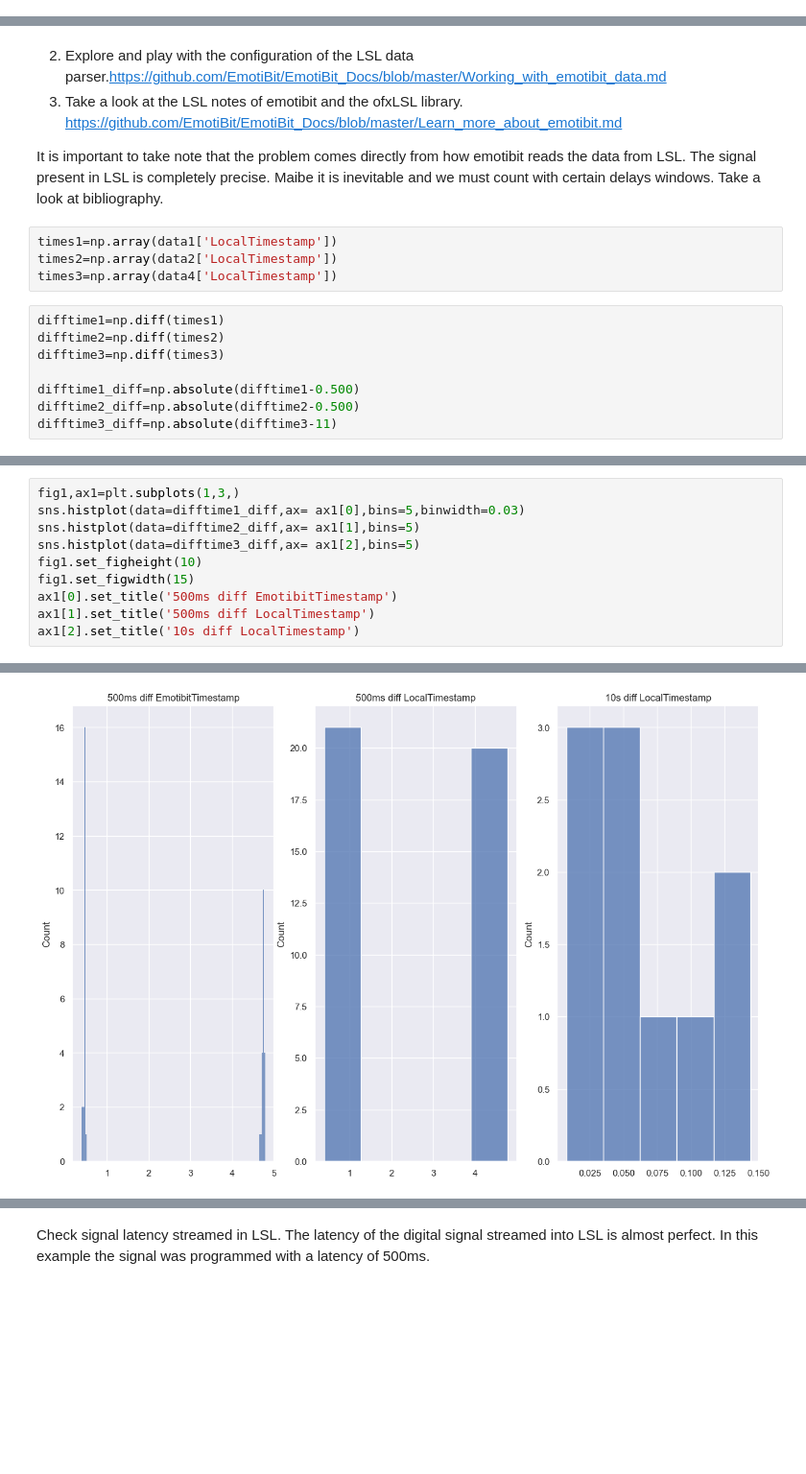
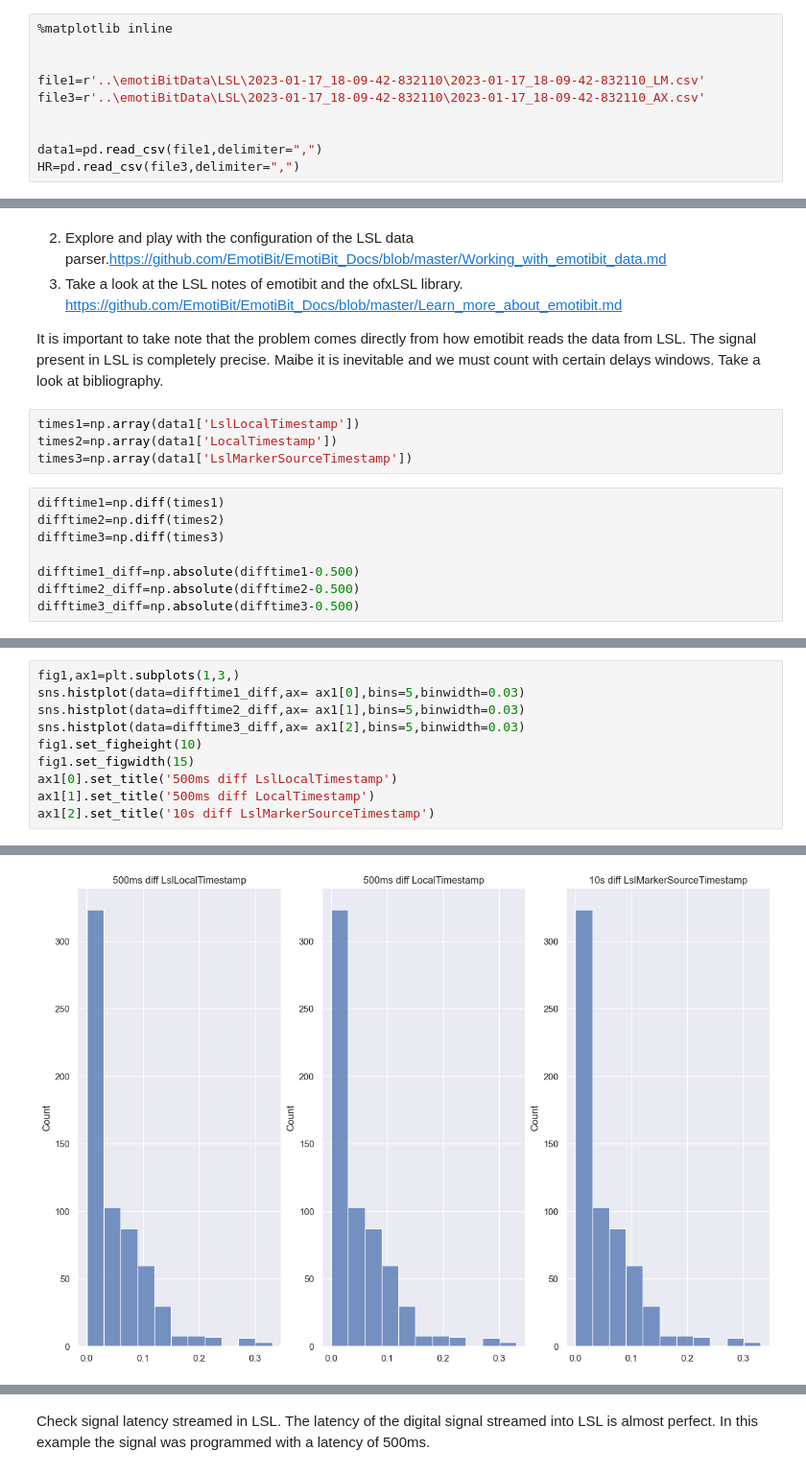
Before and after one commit to Rockyneuron/EmotiBit, a Jupyter notebook: analysis/test_sync.ipynb, the cells around one changed output, grey strips where cells are left out. Shown at 96% size. Cells and saved outputs as stored; diff of their text form; blank space fills up the shorter version.

```diff
--- a/analysis/test_sync.ipynb
+++ b/analysis/test_sync.ipynb
@@ -39,3 +16,13 @@ FileNotFoundError: [Errno 2] No such file or directory: '..\\emotiBitData\\LSL\\
+# %%
+%matplotlib inline
+
+
+file1=r'..\emotiBitData\LSL\2023-01-17_18-09-42-832110\2023-01-17_18-09-42-832110_LM.csv'
+file3=r'..\emotiBitData\LSL\2023-01-17_18-09-42-832110\2023-01-17_18-09-42-832110_AX.csv'
+
+
+data1=pd.read_csv(file1,delimiter=",")
+HR=pd.read_csv(file3,delimiter=",")
 # %% [markdown]
 Letsm plot some figures
 # %%
@@ -73,9 +60,9 @@ Possible Improvements-Investigations:
 
 It is important to take note that the problem comes directly from how emotibit reads the data from LSL. The signal present in LSL is completely precise. Maibe it is inevitable and we must count with certain delays windows. Take a look at bibliography.
 # %%
-times1=np.array(data1['LocalTimestamp'])
-times2=np.array(data2['LocalTimestamp'])
-times3=np.array(data4['LocalTimestamp'])
+times1=np.array(data1['LslLocalTimestamp'])
+times2=np.array(data1['LocalTimestamp'])
+times3=np.array(data1['LslMarkerSourceTimestamp'])
 # %%
 difftime1=np.diff(times1)
 difftime2=np.diff(times2)
@@ -83,7 +70,7 @@ difftime3=np.diff(times3)
 
 difftime1_diff=np.absolute(difftime1-0.500)
 difftime2_diff=np.absolute(difftime2-0.500)
-difftime3_diff=np.absolute(difftime3-11)
+difftime3_diff=np.absolute(difftime3-0.500)
 # %%
 fig1,ax1=plt.subplots(1,3,)
 sns.histplot(data=difftime1,ax= ax1[0],bins=20)
@@ -100,11 +87,11 @@ Text(0.5, 1.0, '10s diff LocalTimestamp')
 # %%
 fig1,ax1=plt.subplots(1,3,)
 sns.histplot(data=difftime1_diff,ax= ax1[0],bins=5,binwidth=0.03)
-sns.histplot(data=difftime2_diff,ax= ax1[1],bins=5)
-sns.histplot(data=difftime3_diff,ax= ax1[2],bins=5)
+sns.histplot(data=difftime2_diff,ax= ax1[1],bins=5,binwidth=0.03)
+sns.histplot(data=difftime3_diff,ax= ax1[2],bins=5,binwidth=0.03)
 fig1.set_figheight(10)
 fig1.set_figwidth(15)
-ax1[0].set_title('500ms diff EmotibitTimestamp')
+ax1[0].set_title('500ms diff LslLocalTimestamp')
 ax1[1].set_title('500ms diff LocalTimestamp')
-ax1[2].set_title('10s diff LocalTimestamp')
+ax1[2].set_title('10s diff LslMarkerSourceTimestamp')
 # %% [output]
@@ -112,4 +99,4 @@ Text(0.5, 1.0, '10s diff LocalTimestamp')
-[figure, old version]
+[figure, new version]
 # %%
 fig1,ax1=plt.subplots(1,2,)
 sns.histplot(data=difftime1_diff,ax= ax1[0],bins=5,binwidth=0.03,stat='probability')
```
Also changed, not shown: parts of 5 cells of this notebook.
